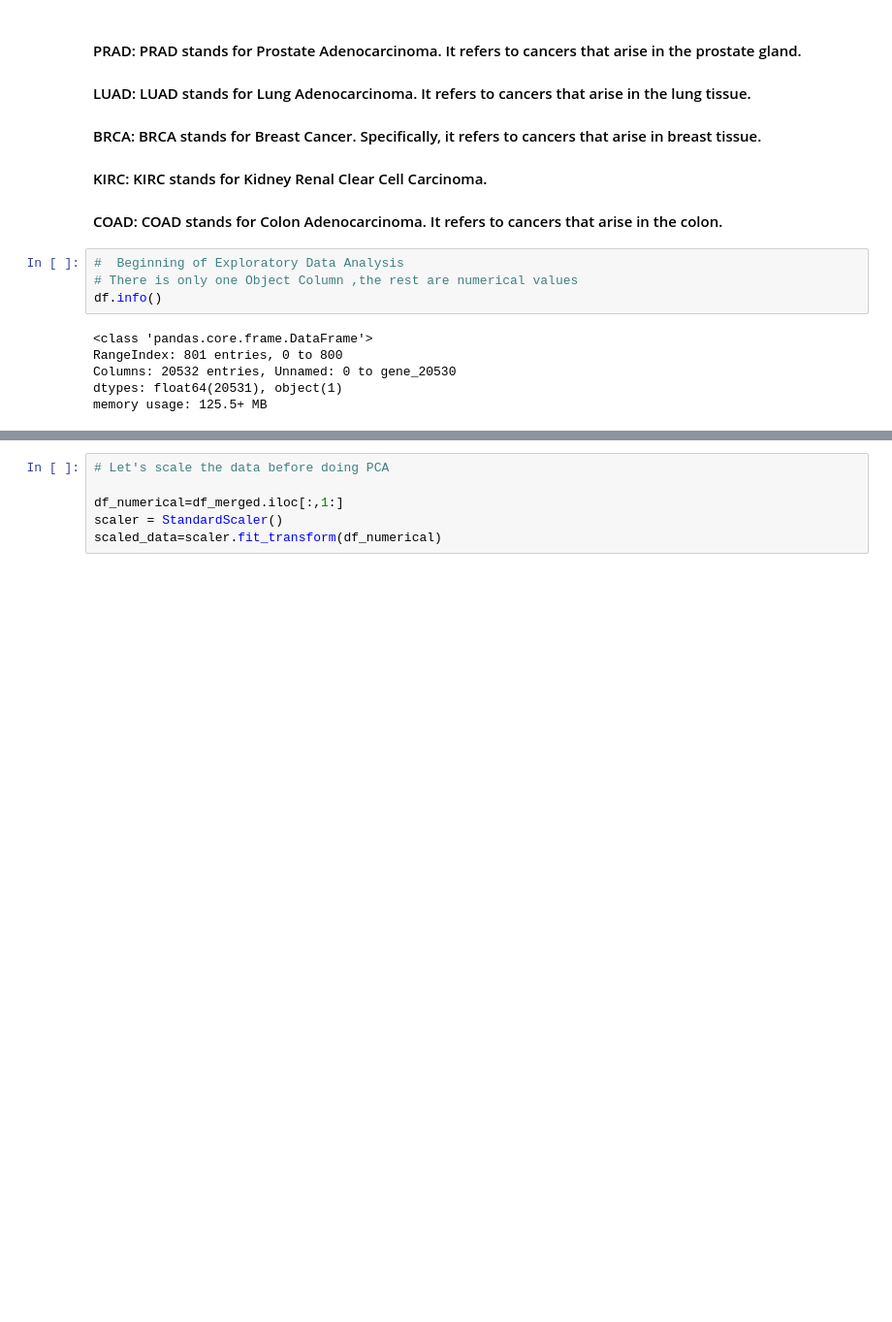
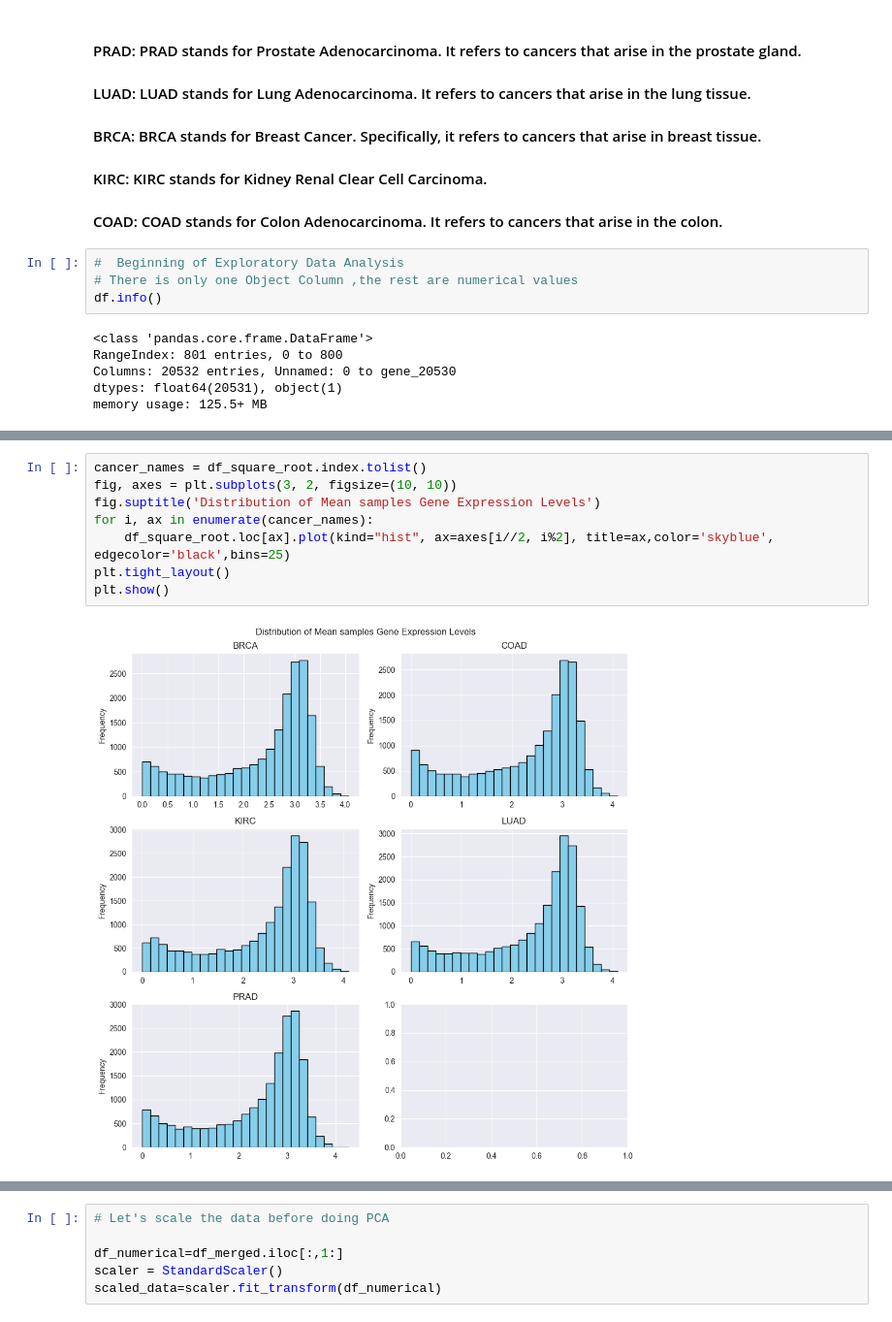
Before and after one commit to EdwinR01/DANA_4840, a Jupyter notebook: Edwin_DANA4840.ipynb, the cells around one changed output, grey strips where cells are left out. Shown at 97% size. Saved outputs shown, nothing was run; the diff lists cells and outputs as text; blank space fills up the shorter version.

```diff
--- a/Edwin_DANA4840.ipynb
+++ b/Edwin_DANA4840.ipynb
@@ -154,0 +473,10 @@ plt.show()
+# %%
+cancer_names = df_square_root.index.tolist()
+fig, axes = plt.subplots(3, 2, figsize=(10, 10))
+fig.suptitle('Distribution of Mean samples Gene Expression Levels')
+for i, ax in enumerate(cancer_names):
+    df_square_root.loc[ax].plot(kind="hist", ax=axes[i//2, i%2], title=ax,color='skyblue', edgecolor='black',bins=25)
+plt.tight_layout()
+plt.show()
+# %% [output]
+[figure, added]
```
Also changed, not shown: parts of 34 cells of this notebook.
